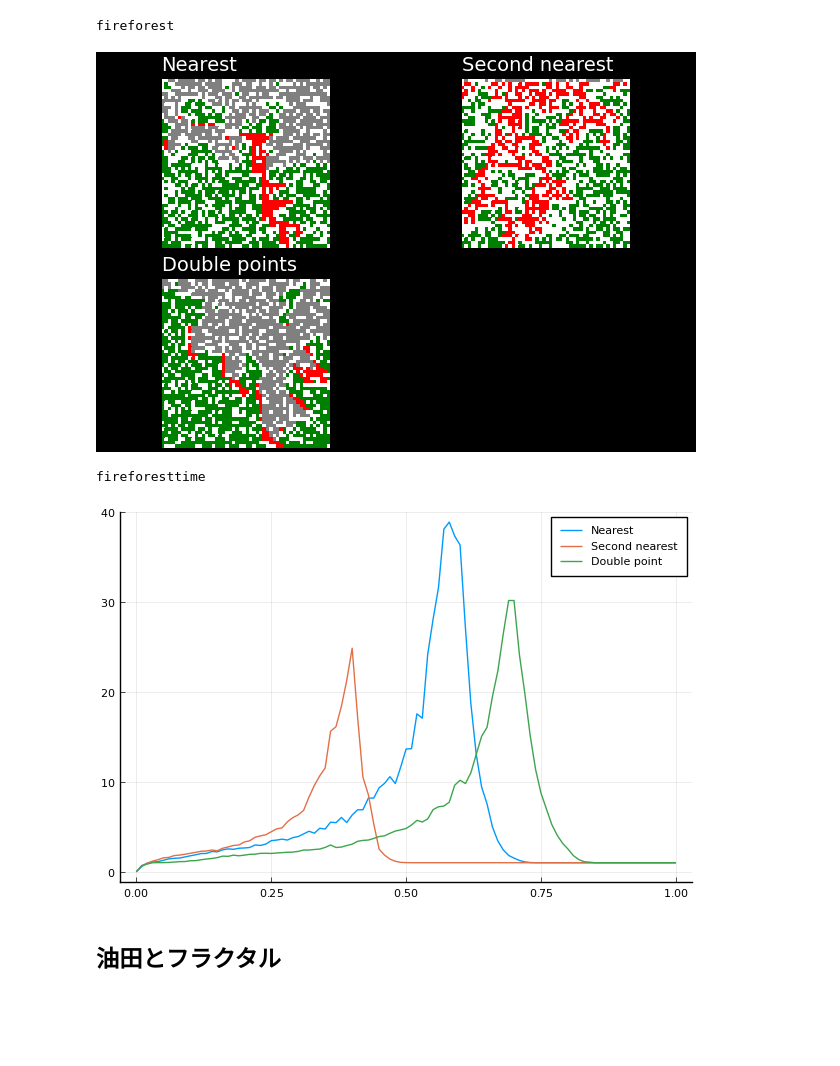
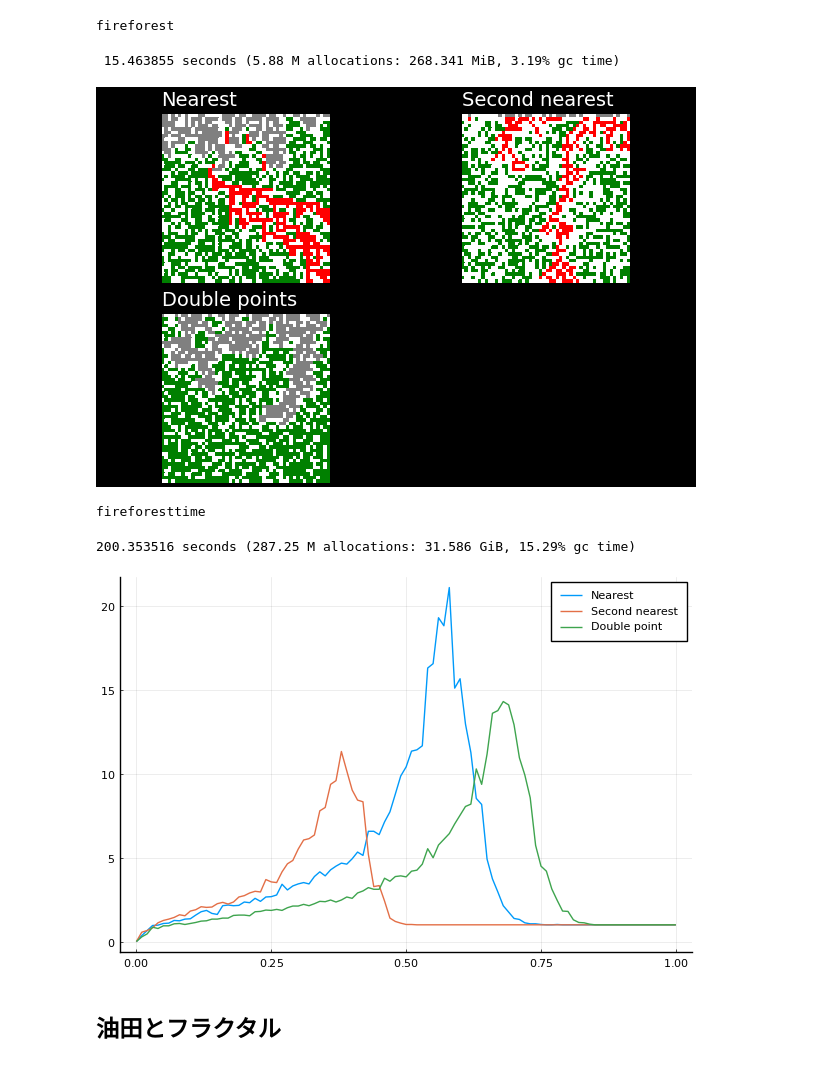
Before and after one commit to HitoshiWako/percolation, a Jupyter notebook: percolation.ipynb, the cells around one changed output. Drawn from its saved outputs; the diff is of its cells as text; code cells hidden in the pictures; blank space fills up the shorter version.

```diff
--- a/percolation.ipynb
+++ b/percolation.ipynb
@@ -55,11 +47,11 @@ binomialmap
     dataで示されるマップに対応して，colorで示される色で表示する
     yflipがtrueの場合は上下を反転して表示する
 """
-function blockmap(data::Array{Int,2}; color::Array{Symbol}, yflip::Bool = true,
-                  title::String = "", titlelocation::String = "center")
-    heatmap(data, color = color, yflip = yflip,
-            framestyle = :grid, showaxis = false, bg = :black, colorbar = :none, aspectratio = 1,
-            title = title, titlelocation  = titlelocation)
+function blockmap(data::Array{Int,2}; kwargs...)
+    heatmap(data,
+            framestyle = :grid, showaxis = false, bg = :black,
+            colorbar = :none, aspectratio = 1, yflip = true;
+            kwargs...)
 end
 # %% [output]
 blockmap
@@ -146,6 +141,7 @@ end
 # %% [output]
 fireforest
 # %%
+@time begin
 plt=[]
 for (p,func,label) in zip([0.6,0.45,0.7],[isnearest,issecondnearest,isdoublenearest],
                             ["Nearest","Second nearest","Double points"])
@@ -153,8 +149,10 @@ for (p,func,label) in zip([0.6,0.45,0.7],[isnearest,issecondnearest,isdoublenear
     push!(plt,blockmap(data,color=[:white, :green, :red, :gray],title = label, titlelocation = "left"))
 end
 plot(plt...)
+end
 # %% [output]
+ 15.463855 seconds (5.88 M allocations: 268.341 MiB, 3.19% gc time)
-[figure, old version]
+[figure, new version]
 # %%
 """
     fireforesttime(p, dims, func; nums)
@@ -163,7 +161,7 @@ plot(plt...)
     火種がなくなるか下端に到達させるまでのループ回数についてnum回繰り返した
     平均を返す
 """
-function fireforesttime(p::Float64, dims::Tuple{Int,Int}, func::Function;nums::Int=100)
+function fireforesttime(p::Float64, dims::Tuple{Int,Int}, func::Function;nums::Int=50)
     sums = 0
     for i = 1:nums
         counts, _ = fireforest(p,dims,func)
@@ -174,18 +172,22 @@ end
 # %% [output]
 fireforesttime
 # %%
+@time begin
 plot()
 ps = 0:0.01:1
-for (func, label) in zip([isnearest,issecondnearest,isdoublenearest],["Nearest","Second nearest","Double point"])
+for (func, label) in zip([isnearest,issecondnearest,isdoublenearest],
+                         ["Nearest","Second nearest","Double point"])
     times =[]
     for p in ps
-        push!(times,fireforesttime(p,(100,100),func))
+        push!(times,fireforesttime(p,(50,50),func))
     end
     plot!(ps,times,label=label)
 end
 plot!()
+end
 # %% [output]
+200.353516 seconds (287.25 M allocations: 31.586 GiB, 15.29% gc time)
-[figure, old version]
+[figure, new version]
 # %% [markdown]
 ## 油田とフラクタル
 # %%
```
Also changed, not shown: parts of 6 cells of this notebook.
